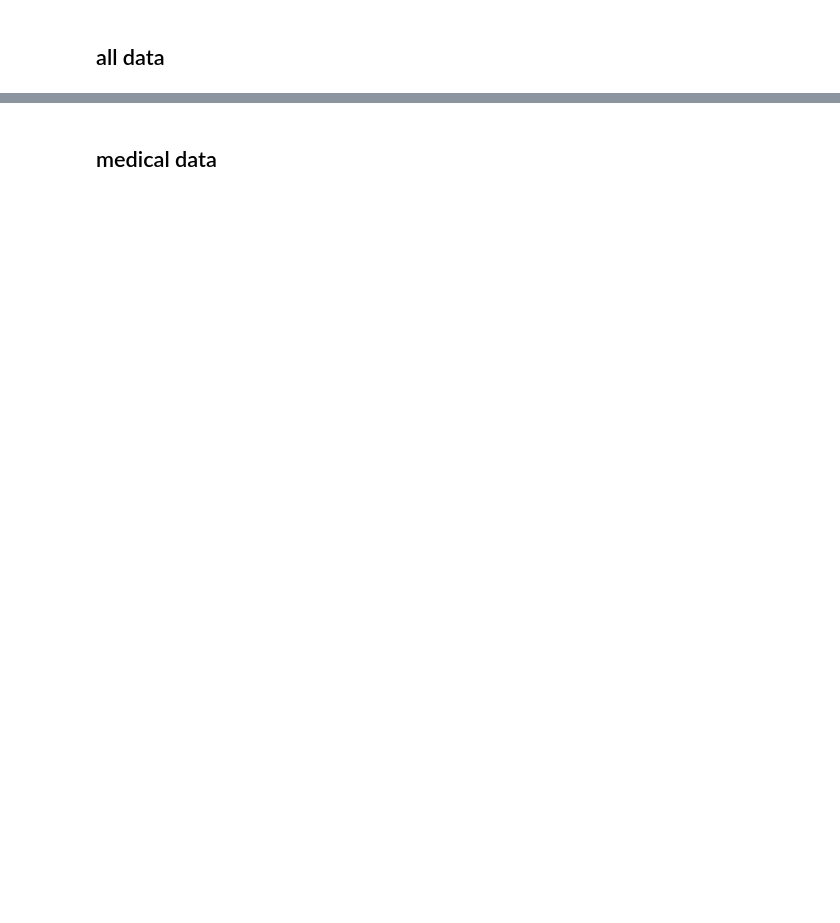
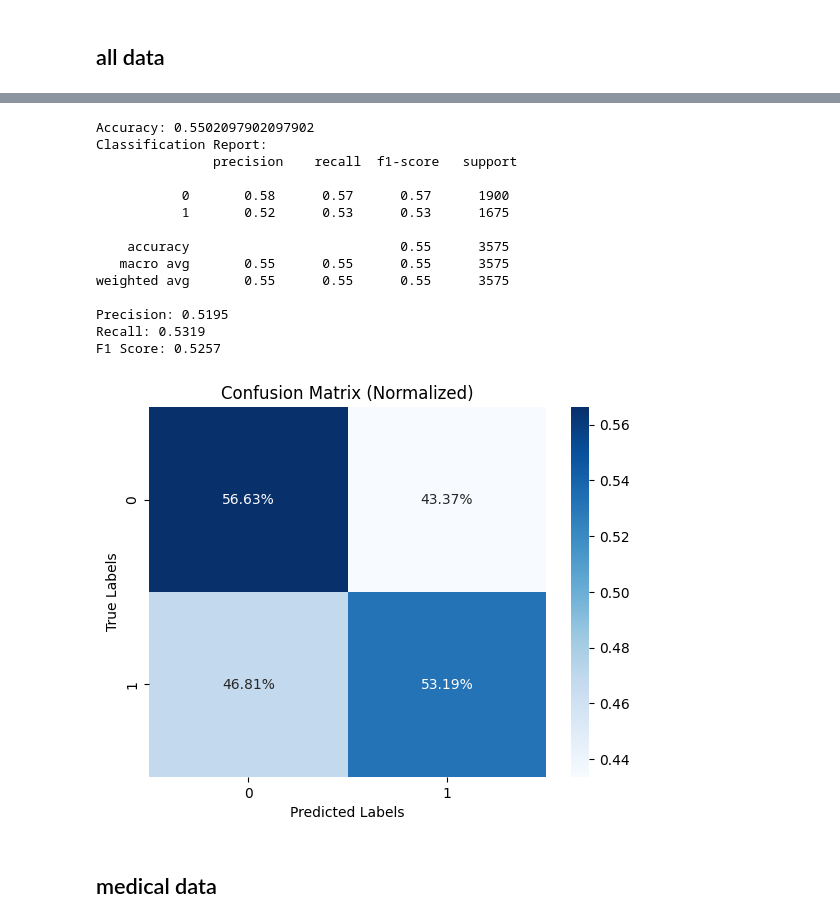
Before and after one commit to shelly-serafimovich/Data-analysis-and-presentation-laboratory---HW1---00094295, a Jupyter notebook: ML_Moral_Judgment_and_Liability_Project.ipynb, the cells around one changed output, grey strips where cells are left out. Drawn from its saved outputs; the diff is of its cells as text; code cells hidden in the pictures; blank space fills up the shorter version.

```diff
--- a/ML_Moral_Judgment_and_Liability_Project.ipynb
+++ b/ML_Moral_Judgment_and_Liability_Project.ipynb
@@ -71,3 +131,21 @@ weighted avg       0.95      0.94      0.94      3964
+# %%
+calc_metrics(y_test, tfidf_log_reg_test_preds)
+# %% [output]
+Accuracy: 0.5502097902097902
+Classification Report:
+               precision    recall  f1-score   support
+
+           0       0.58      0.57      0.57      1900
+           1       0.52      0.53      0.53      1675
+
+    accuracy                           0.55      3575
+   macro avg       0.55      0.55      0.55      3575
+weighted avg       0.55      0.55      0.55      3575
+
+Precision: 0.5195
+Recall: 0.5319
+F1 Score: 0.5257
+[figure, added]
 # %% [markdown]
 ## medical data
 # %%
```
Also changed, not shown: parts of 14 cells of this notebook.
